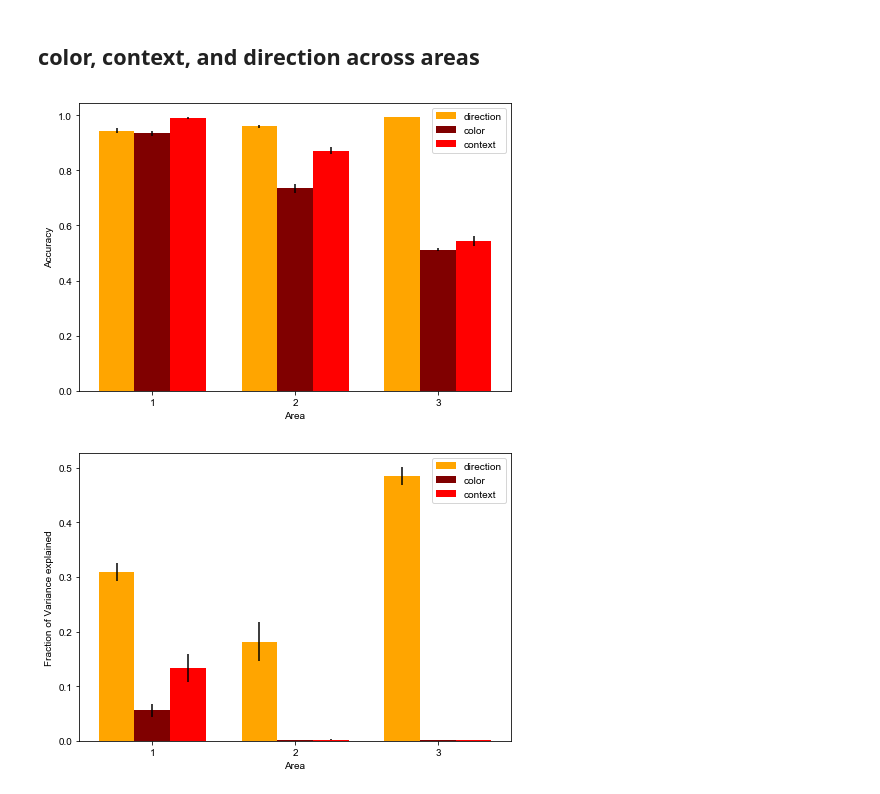
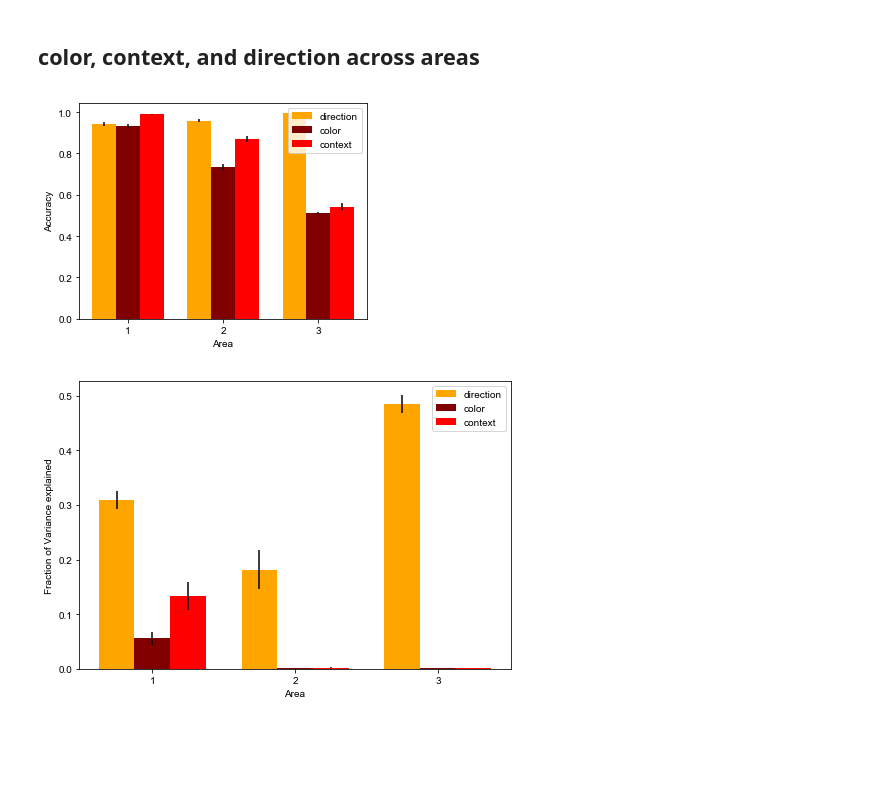
Before and after one commit to mjkleinman/multi-area-cleaned, a Jupyter notebook: sims/Revision_main.ipynb, the cells around one changed output. Saved outputs shown, nothing was run; the diff lists cells and outputs as text; code cells hidden in the pictures; blank space fills up the shorter version.

```diff
--- a/sims/Revision_main.ipynb
+++ b/sims/Revision_main.ipynb
@@ -43,30 +43,30 @@ if not os.path.exists(savepath_exemplar_figs):
 # %%
 # Figure 2g
 
 basepath = '2020-04-10_cb_simple_3areas'
 
 d_mi = np.load(loadpath_mi + basepath + '_acc_direction_layers.npy')
 c_mi = np.load(loadpath_mi + basepath + '_acc_color_layers.npy')
 x_mi = np.load(loadpath_mi + basepath + '_acc_context_layers.npy')
 
-fig = plt.figure()
+fig = plt.figure(figsize=(4,3))
 data = np.vstack((np.mean(d_mi, axis=0), np.mean(c_mi, axis=0), np.mean(x_mi, axis=0)))
 sem = np.vstack((np.std(d_mi, axis=0), np.std(c_mi, axis=0), np.std(x_mi, axis=0)))/np.sqrt(8)
 X = np.arange(3)
 ax = fig.add_axes([0,0,1,1])
 
 ax.bar(X + 0.00, data[0], color = 'orange', width = 0.25, yerr=sem[0], label='direction')
 ax.bar(X + 0.25, data[1], color = 'maroon', width = 0.25, yerr=sem[1], label='color')
 ax.bar(X + 0.50, data[2], color = 'r', width = 0.25, yerr=sem[2], label='context')
 plt.ylabel('Accuracy')
 plt.xlabel('Area')
 plt.xticks([0.25, 1.25, 2.25], ['1', '2', '3'])
 plt.legend()
 
 savepath = savepath_figs
-plt.savefig(savepath + 'mi_layers' + '.pdf')
+plt.savefig(savepath + 'acc_layers' + '.pdf')
 # %% [output]
-[figure, old version]
+[figure, new version]
 # %%
 # Figure 2e - dpca variance explained by each axis per area
 
```
Also changed, not shown: parts of 5 cells of this notebook, 4 other files.
